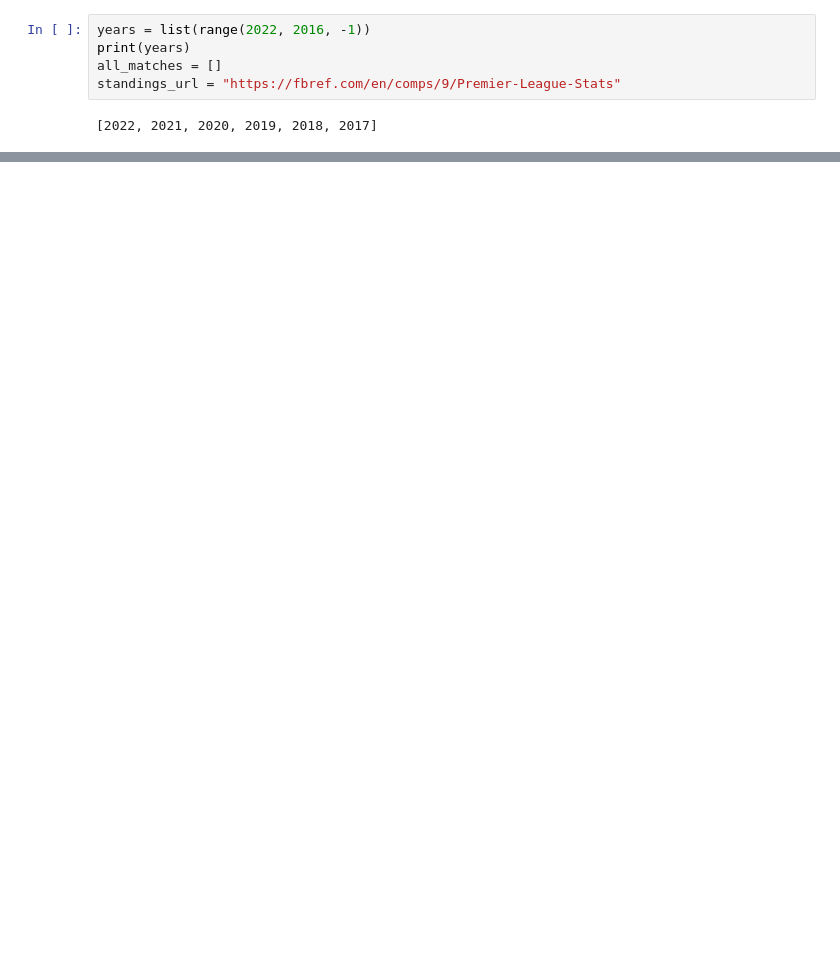
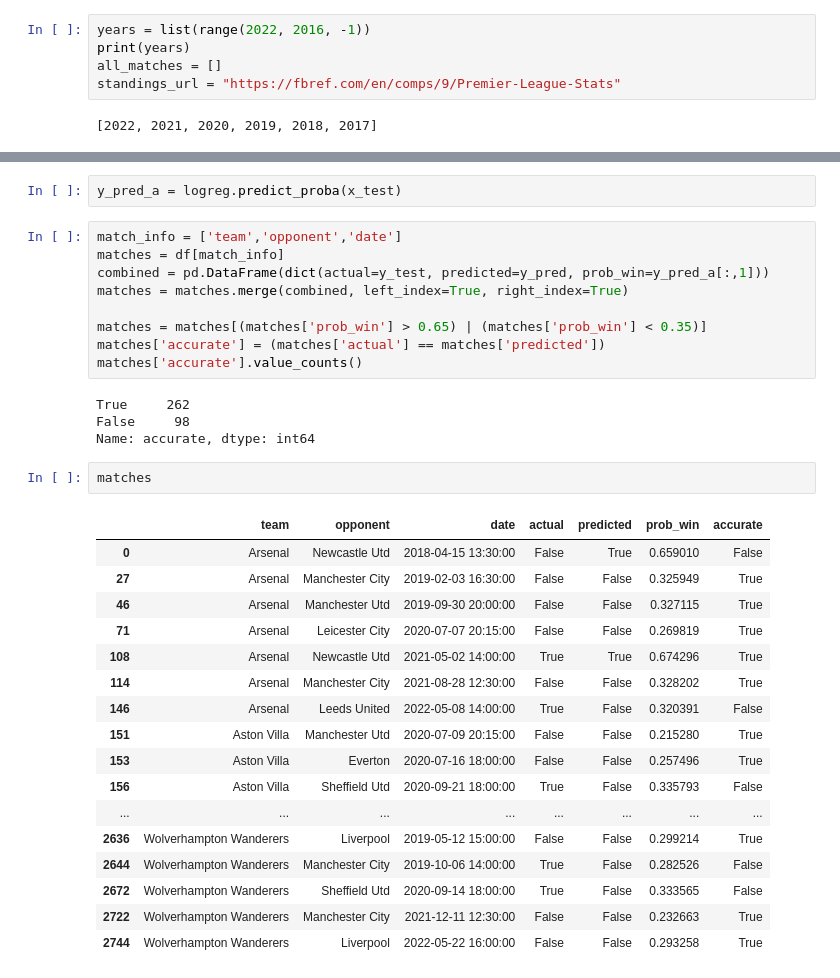
Before and after one commit to kevinmorris1/Kevin-Morris-Portfolio, a Jupyter notebook: Projects/Web Scraping/EPL/epl_web_scrape.ipynb, the cells around one changed output, grey strips where cells are left out. Drawn from its saved outputs; the diff is of its cells as text; blank space fills up the shorter version.

```diff
--- a/Projects/Web Scraping/EPL/epl_web_scrape.ipynb
+++ b/Projects/Web Scraping/EPL/epl_web_scrape.ipynb
@@ -210,0 +322,35 @@ fig.show()
+# %%
+y_pred_a = logreg.predict_proba(x_test)
+# %%
+match_info = ['team','opponent','date']
+matches = df[match_info]
+combined = pd.DataFrame(dict(actual=y_test, predicted=y_pred, prob_win=y_pred_a[:,1]))
+matches = matches.merge(combined, left_index=True, right_index=True)
+
+matches = matches[(matches['prob_win'] > 0.65) | (matches['prob_win'] < 0.35)]
+matches['accurate'] = (matches['actual'] == matches['predicted'])
+matches['accurate'].value_counts()
+# %% [output]
+True     262
+False     98
+Name: accurate, dtype: int64
+# %%
+matches
+# %% [output]
+|  | team | opponent | date | actual | predicted | prob_win | accurate |
+| 0 | Arsenal | Newcastle Utd | 2018-04-15 13:30:00 | False | True | 0.659010 | False |
+| 27 | Arsenal | Manchester City | 2019-02-03 16:30:00 | False | False | 0.325949 | True |
+| 46 | Arsenal | Manchester Utd | 2019-09-30 20:00:00 | False | False | 0.327115 | True |
+| 71 | Arsenal | Leicester City | 2020-07-07 20:15:00 | False | False | 0.269819 | True |
+| 108 | Arsenal | Newcastle Utd | 2021-05-02 14:00:00 | True | True | 0.674296 | True |
+| 114 | Arsenal | Manchester City | 2021-08-28 12:30:00 | False | False | 0.328202 | True |
+| 146 | Arsenal | Leeds United | 2022-05-08 14:00:00 | True | False | 0.320391 | False |
+| 151 | Aston Villa | Manchester Utd | 2020-07-09 20:15:00 | False | False | 0.215280 | True |
+| 153 | Aston Villa | Everton | 2020-07-16 18:00:00 | False | False | 0.257496 | True |
+| 156 | Aston Villa | Sheffield Utd | 2020-09-21 18:00:00 | True | False | 0.335793 | False |
+| ... | ... | ... | ... | ... | ... | ... | ... |
+| 2636 | Wolverhampton Wanderers | Liverpool | 2019-05-12 15:00:00 | False | False | 0.299214 | True |
+| 2644 | Wolverhampton Wanderers | Manchester City | 2019-10-06 14:00:00 | True | False | 0.282526 | False |
+| 2672 | Wolverhampton Wanderers | Sheffield Utd | 2020-09-14 18:00:00 | True | False | 0.333565 | False |
+| 2722 | Wolverhampton Wanderers | Manchester City | 2021-12-11 12:30:00 | False | False | 0.232663 | True |
+| 2744 | Wolverhampton Wanderers | Liverpool | 2022-05-22 16:00:00 | False | False | 0.293258 | True |
```
Also changed, not shown: parts of 33 cells of this notebook, 3 other files.
